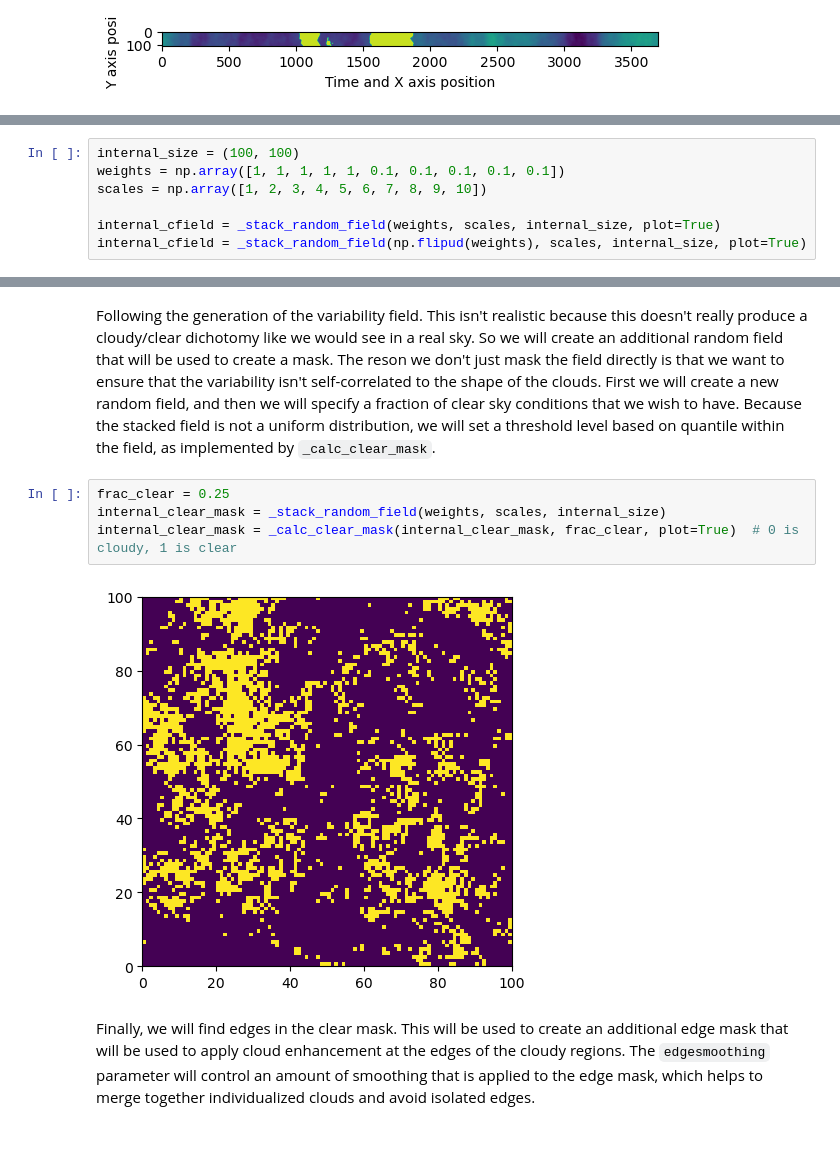
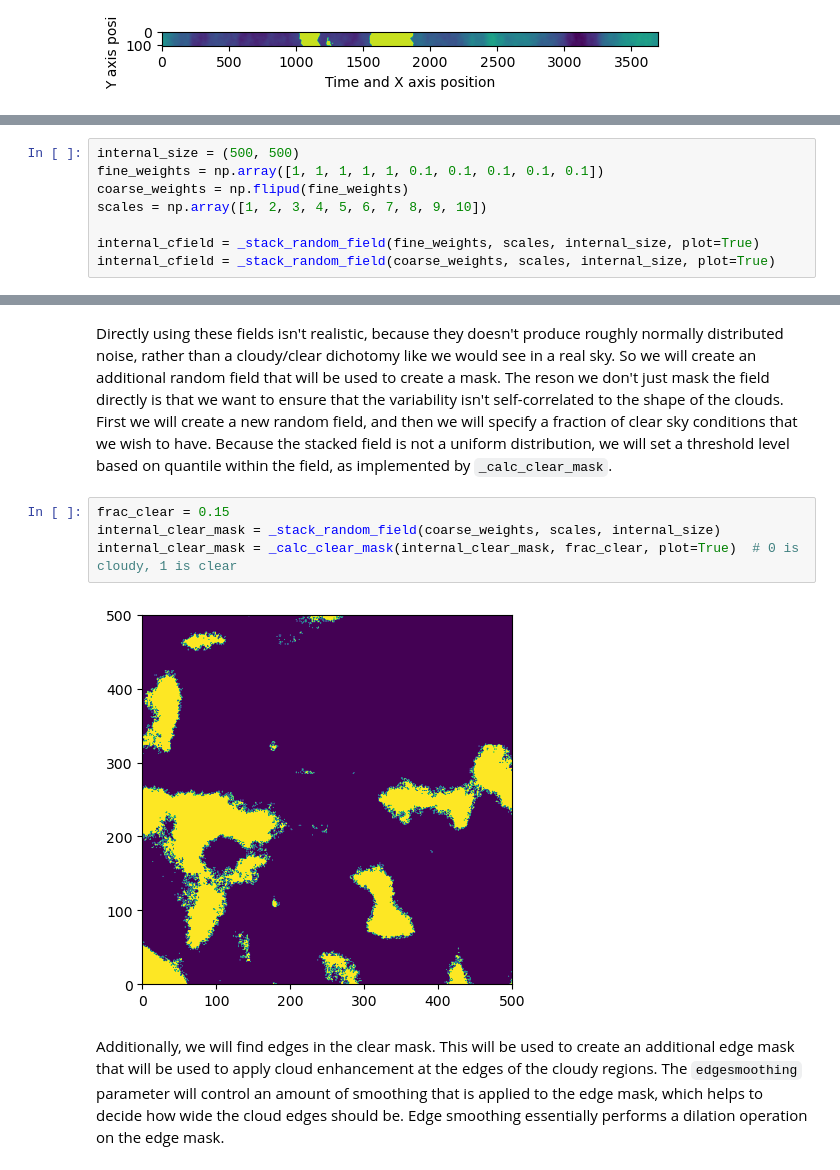
Before and after one commit to jranalli/solarspatialtools, a Jupyter notebook: demos/synthetic_clouds_demo.ipynb, the cells around one changed output, grey strips where cells are left out. Saved outputs shown, nothing was run; the diff lists cells and outputs as text; blank space fills up the shorter version.

```diff
--- a/demos/synthetic_clouds_demo.ipynb
+++ b/demos/synthetic_clouds_demo.ipynb
@@ -203,8 +223,9 @@ We'll now show two examples of `_stack_random_field` that will generate teh stac
 # %%
-internal_size = (100, 100)
-weights = np.array([1, 1, 1, 1, 1, 0.1, 0.1, 0.1, 0.1, 0.1])
+internal_size = (500, 500)
+fine_weights = np.array([1, 1, 1, 1, 1, 0.1, 0.1, 0.1, 0.1, 0.1])
+coarse_weights = np.flipud(fine_weights)
 scales = np.array([1, 2, 3, 4, 5, 6, 7, 8, 9, 10])
 
-internal_cfield = _stack_random_field(weights, scales, internal_size, plot=True)
-internal_cfield = _stack_random_field(np.flipud(weights), scales, internal_size, plot=True)
+internal_cfield = _stack_random_field(fine_weights, scales, internal_size, plot=True)
+internal_cfield = _stack_random_field(coarse_weights, scales, internal_size, plot=True)
 # %% [output]
@@ -213,13 +234,13 @@ internal_cfield = _stack_random_field(np.flipud(weights), scales, internal_size,
 # %% [markdown]
-Following the generation of the variability field. This isn't realistic because this doesn't really produce a cloudy/clear dichotomy like we would see in a real sky. So we will create an additional random field that will be used to create a mask. The reson we don't just mask the field directly is that we want to ensure that the variability isn't self-correlated to the shape of the clouds. First we will create a new random field, and then we will specify a fraction of clear sky conditions that we wish to have. Because the stacked field is not a uniform distribution, we will set a threshold level based on quantile within the field, as implemented by `_calc_clear_mask`.
+Directly using these fields isn't realistic, because they doesn't produce roughly normally distributed noise, rather than a cloudy/clear dichotomy like we would see in a real sky. So we will create an additional random field that will be used to create a mask. The reson we don't just mask the field directly is that we want to ensure that the variability isn't self-correlated to the shape of the clouds. First we will create a new random field, and then we will specify a fraction of clear sky conditions that we wish to have. Because the stacked field is not a uniform distribution, we will set a threshold level based on quantile within the field, as implemented by `_calc_clear_mask`.
 # %%
-frac_clear = 0.25
-internal_clear_mask = _stack_random_field(weights, scales, internal_size)
+frac_clear = 0.15
+internal_clear_mask = _stack_random_field(coarse_weights, scales, internal_size)
 internal_clear_mask = _calc_clear_mask(internal_clear_mask, frac_clear, plot=True)  # 0 is cloudy, 1 is clear
 # %% [output]
-[figure, old version]
+[figure, new version]
 # %% [markdown]
-Finally, we will find edges in the clear mask. This will be used to create an additional edge mask that will be used to apply cloud enhancement at the edges of the cloudy regions. The `edgesmoothing` parameter will control an amount of smoothing that is applied to the edge mask, which helps to merge together individualized clouds and avoid isolated edges.
+Additionally, we will find edges in the clear mask. This will be used to create an additional edge mask that will be used to apply cloud enhancement at the edges of the cloudy regions. The `edgesmoothing` parameter will control an amount of smoothing that is applied to the edge mask, which helps to decide how wide the cloud edges should be. Edge smoothing essentially performs a dilation operation on the edge mask.
 # %%
 internal_edgesmoothing = 3
 edges, smoothed = _find_edges(internal_clear_mask, internal_edgesmoothing, plot=True)
```
Also changed, not shown: parts of 20 cells of this notebook, 3 other files.
